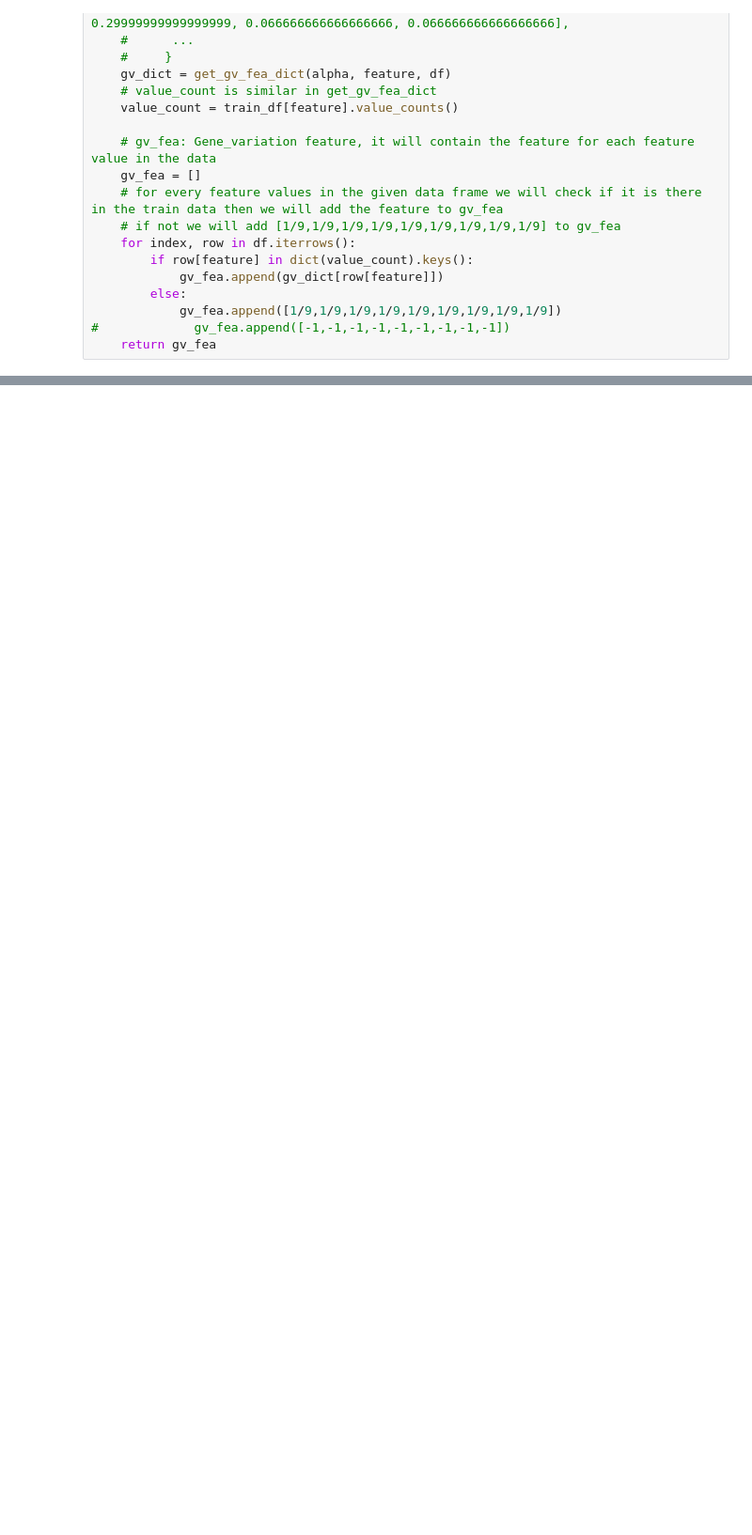
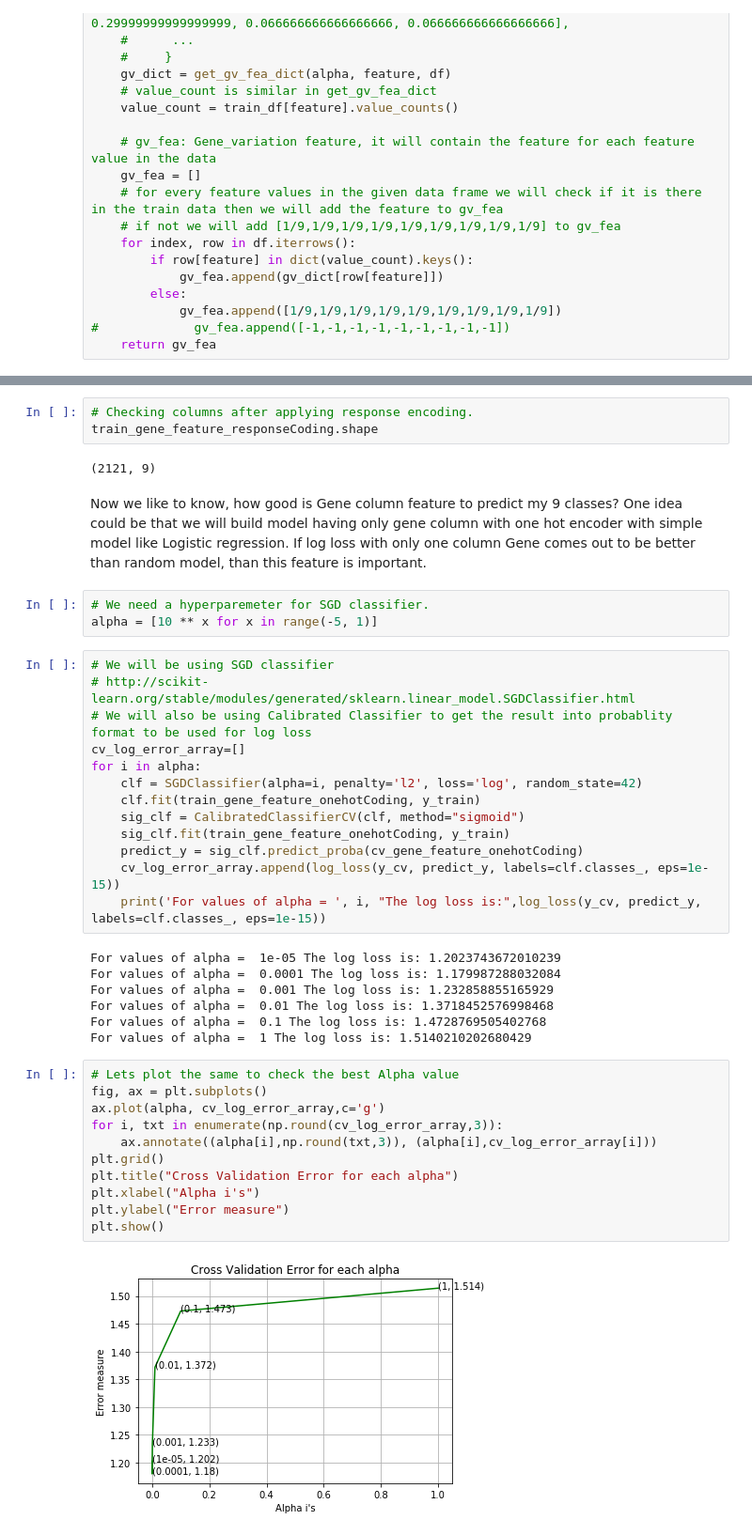
Before and after one commit to Daddis2/Medical-Treatment-Project, a Jupyter notebook: Medical Treatment Project.ipynb, the cells around one changed output, grey strips where cells are left out. Shown at 94% size. Drawn from its saved outputs; the diff is of its cells as text; blank space fills up the shorter version.

```diff
--- a/Medical Treatment Project.ipynb
+++ b/Medical Treatment Project.ipynb
@@ -621,0 +632,43 @@ def get_gv_feature(alpha, feature, df):
+# %%
+# Checking columns after applying response encoding.
+train_gene_feature_responseCoding.shape
+# %% [output]
+(2121, 9)
+# %% [markdown]
+Now we like to know, how good is Gene column feature to predict my 9 classes? One idea could be that we will build model having only gene column with one hot encoder with simple model like Logistic regression. If log loss with only one column Gene comes out to be better than random model, than this feature is important.
+# %%
+# We need a hyperparemeter for SGD classifier.
+alpha = [10 ** x for x in range(-5, 1)]
+# %%
+# We will be using SGD classifier
+# http://scikit-learn.org/stable/modules/generated/sklearn.linear_model.SGDClassifier.html
+# We will also be using Calibrated Classifier to get the result into probablity format to be used for log loss
+cv_log_error_array=[]
+for i in alpha:
+    clf = SGDClassifier(alpha=i, penalty='l2', loss='log', random_state=42)
+    clf.fit(train_gene_feature_onehotCoding, y_train)
+    sig_clf = CalibratedClassifierCV(clf, method="sigmoid")
+    sig_clf.fit(train_gene_feature_onehotCoding, y_train)
+    predict_y = sig_clf.predict_proba(cv_gene_feature_onehotCoding)
+    cv_log_error_array.append(log_loss(y_cv, predict_y, labels=clf.classes_, eps=1e-15))
+    print('For values of alpha = ', i, "The log loss is:",log_loss(y_cv, predict_y, labels=clf.classes_, eps=1e-15))
+# %% [output]
+For values of alpha =  1e-05 The log loss is: 1.2023743672010239
+For values of alpha =  0.0001 The log loss is: 1.179987288032084
+For values of alpha =  0.001 The log loss is: 1.232858855165929
+For values of alpha =  0.01 The log loss is: 1.3718452576998468
+For values of alpha =  0.1 The log loss is: 1.4728769505402768
+For values of alpha =  1 The log loss is: 1.5140210202680429
+# %%
+# Lets plot the same to check the best Alpha value
+fig, ax = plt.subplots()
+ax.plot(alpha, cv_log_error_array,c='g')
+for i, txt in enumerate(np.round(cv_log_error_array,3)):
+    ax.annotate((alpha[i],np.round(txt,3)), (alpha[i],cv_log_error_array[i]))
+plt.grid()
+plt.title("Cross Validation Error for each alpha")
+plt.xlabel("Alpha i's")
+plt.ylabel("Error measure")
+plt.show()
+# %% [output]
+[figure, added]
```
Also changed, not shown: parts of 83 cells of this notebook.
